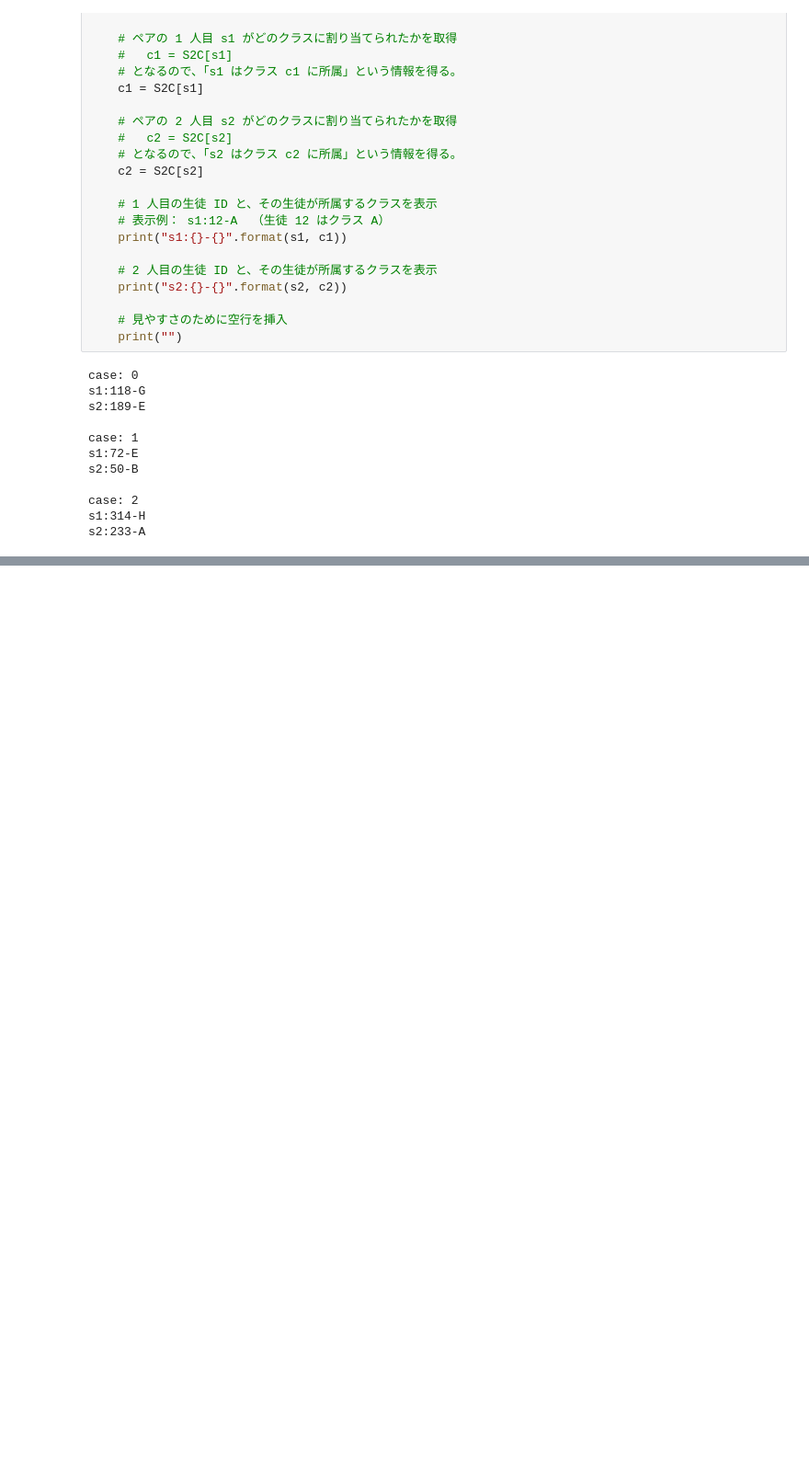
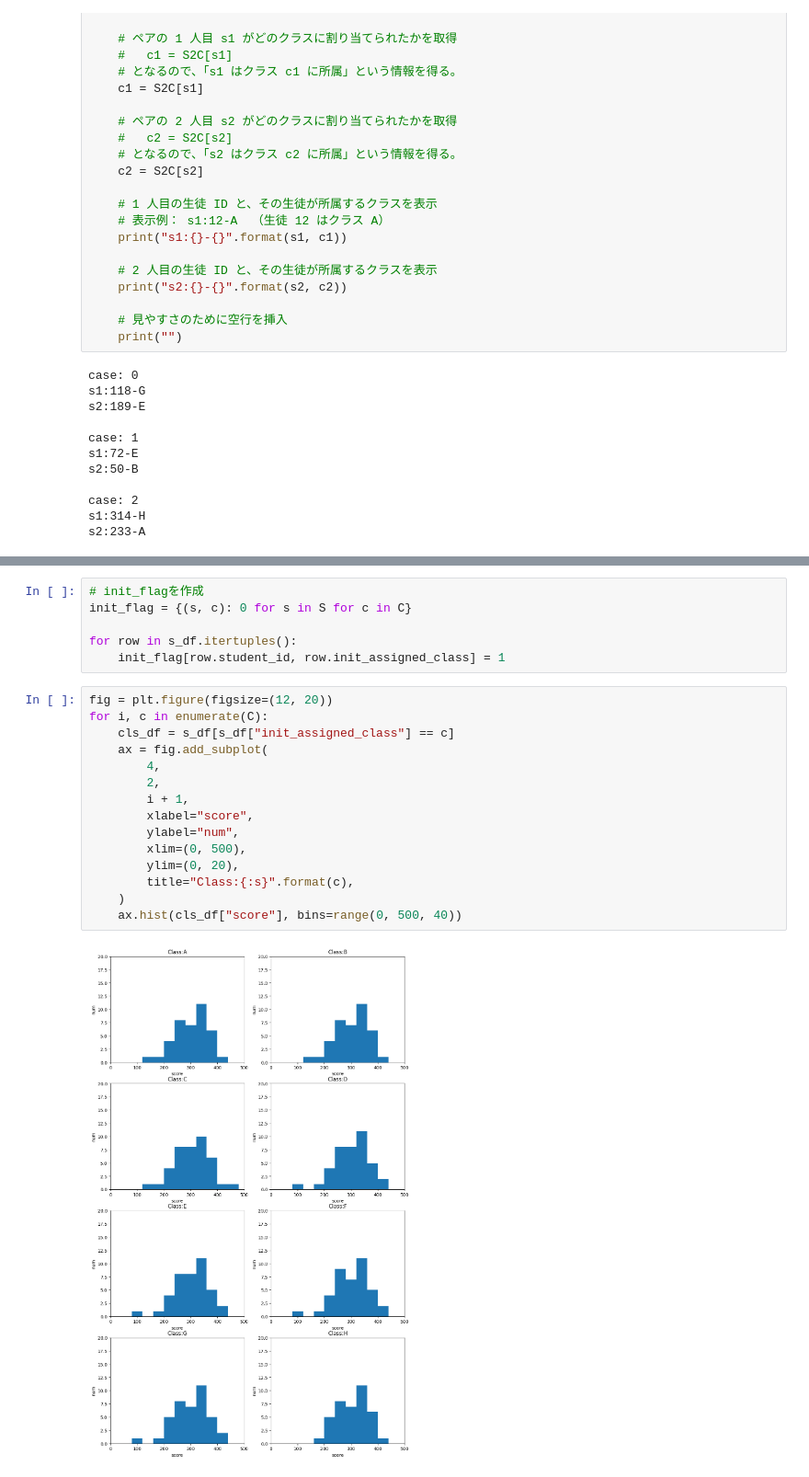
Before and after one commit to maton369/Python_Mathematical_Optimization-, a Jupyter notebook: 3.school/school.ipynb, the cells around one changed output, grey strips where cells are left out. Shown at 92% size. Cells and saved outputs as stored; diff of their text form; blank space fills up the shorter version.

```diff
--- a/3.school/school.ipynb
+++ b/3.school/school.ipynb
@@ -912,0 +1004,23 @@ s2:233-A
+# %%
+# init_flagを作成
+init_flag = {(s, c): 0 for s in S for c in C}
+
+for row in s_df.itertuples():
+    init_flag[row.student_id, row.init_assigned_class] = 1
+# %%
+fig = plt.figure(figsize=(12, 20))
+for i, c in enumerate(C):
+    cls_df = s_df[s_df["init_assigned_class"] == c]
+    ax = fig.add_subplot(
+        4,
+        2,
+        i + 1,
+        xlabel="score",
+        ylabel="num",
+        xlim=(0, 500),
+        ylim=(0, 20),
+        title="Class:{:s}".format(c),
+    )
+    ax.hist(cls_df["score"], bins=range(0, 500, 40))
+# %% [output]
+[figure, added]
```
Also changed, not shown: parts of 6 cells of this notebook.
